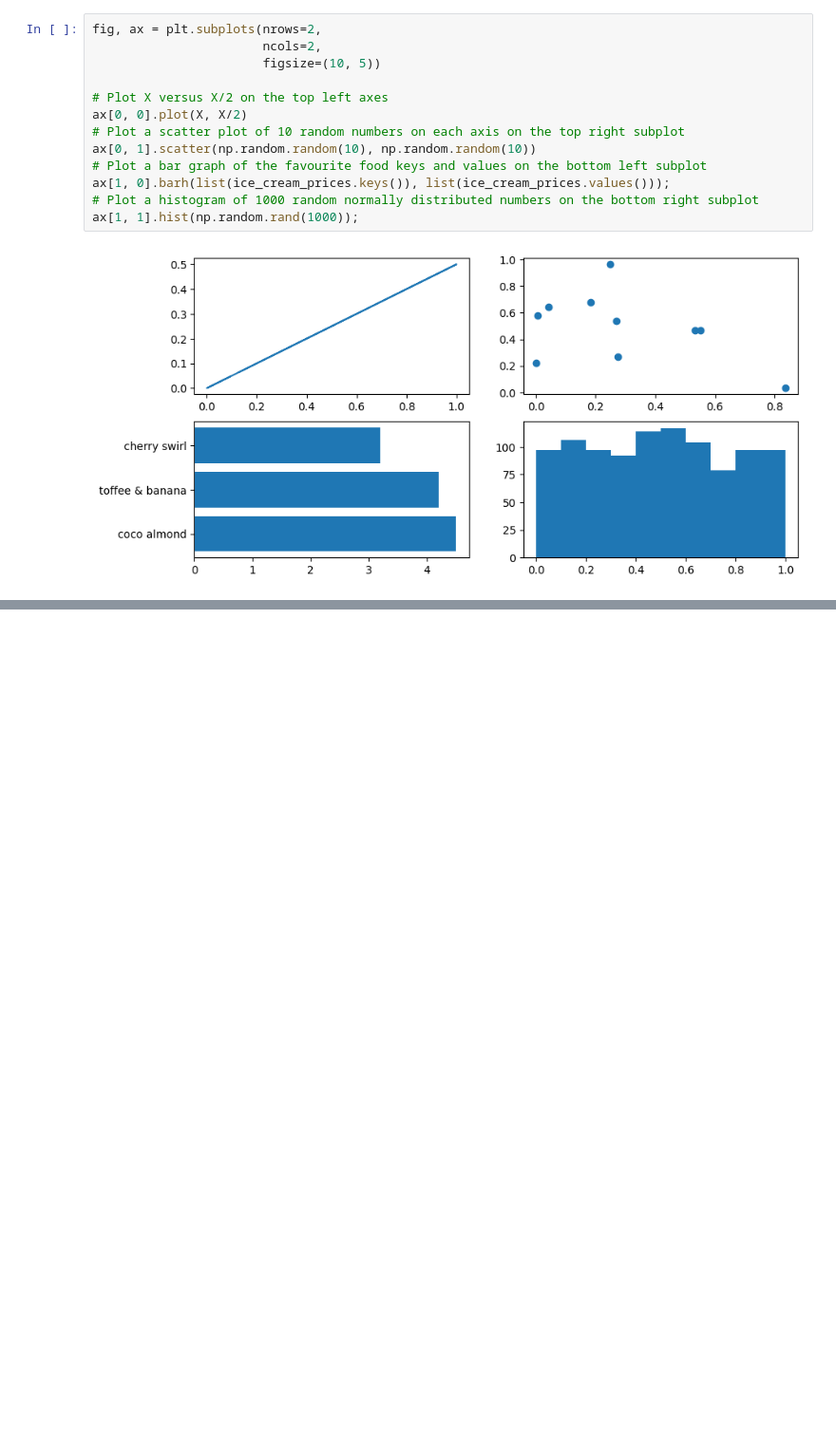
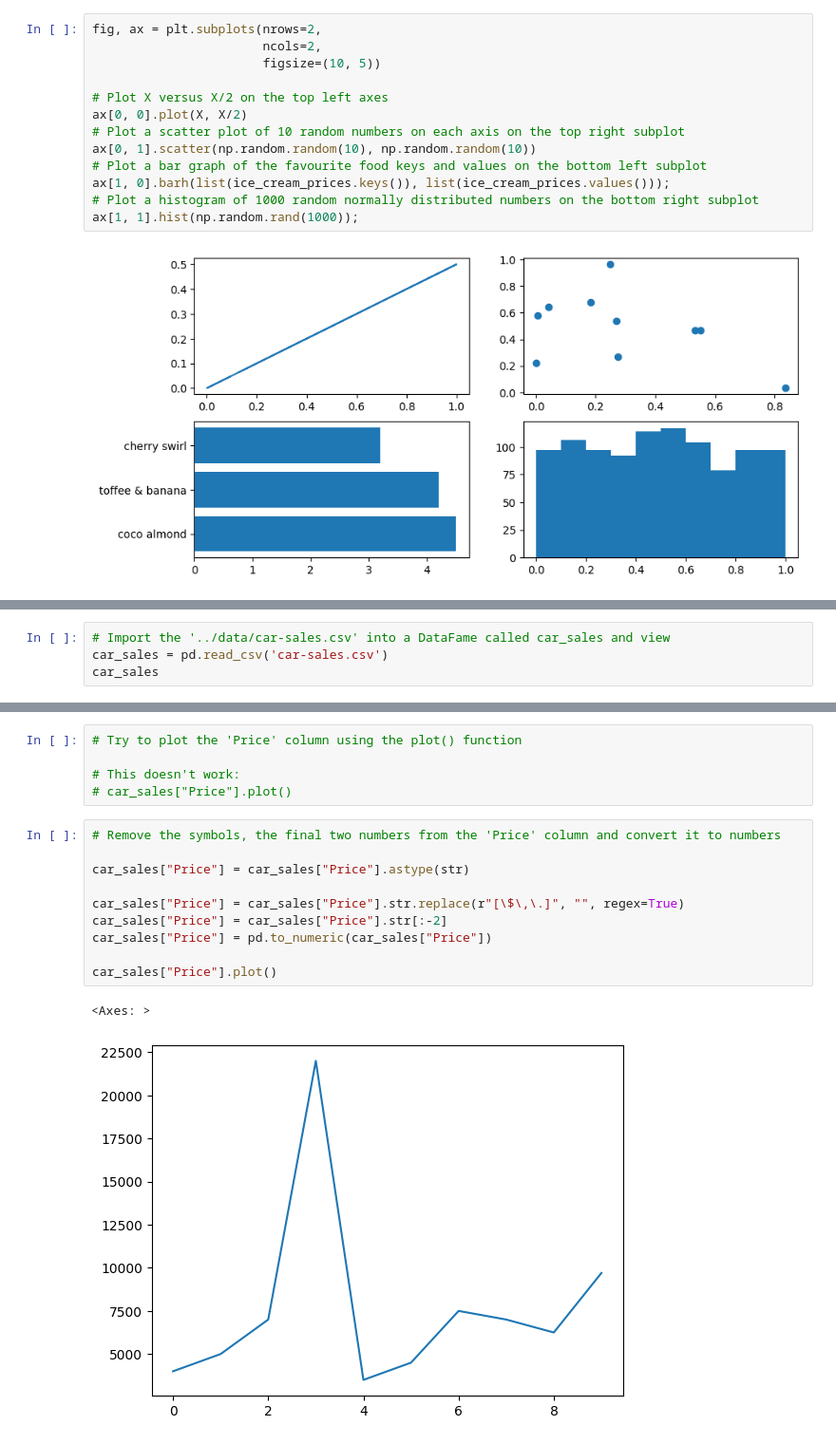
Before and after one commit to denpazakura/ztm_matplotlib_practice, a Jupyter notebook: Matplotlib Practice.ipynb, the cells around one changed output, grey strips where cells are left out. Shown at 95% size. Cells and saved outputs as stored; diff of their text form; blank space fills up the shorter version.

```diff
--- a/Matplotlib Practice.ipynb
+++ b/Matplotlib Practice.ipynb
@@ -200,0 +205,4 @@ ax[1, 1].hist(np.random.rand(1000));
+# %%
+# Import the '../data/car-sales.csv' into a DataFame called car_sales and view
+car_sales = pd.read_csv('car-sales.csv')
+car_sales
@@ -200,0 +221,18 @@ ax[1, 1].hist(np.random.rand(1000));
+# %%
+# Try to plot the 'Price' column using the plot() function
+
+# This doesn't work:
+# car_sales["Price"].plot()
+# %%
+# Remove the symbols, the final two numbers from the 'Price' column and convert it to numbers
+
+car_sales["Price"] = car_sales["Price"].astype(str)
+
+car_sales["Price"] = car_sales["Price"].str.replace(r"[\$\,\.]", "", regex=True)
+car_sales["Price"] = car_sales["Price"].str[:-2]
+car_sales["Price"] = pd.to_numeric(car_sales["Price"])
+
+car_sales["Price"].plot()
+# %% [output]
+<Axes: >
+[figure, added]
```
Also changed, not shown: parts of 6 cells of this notebook, 1 other file.
